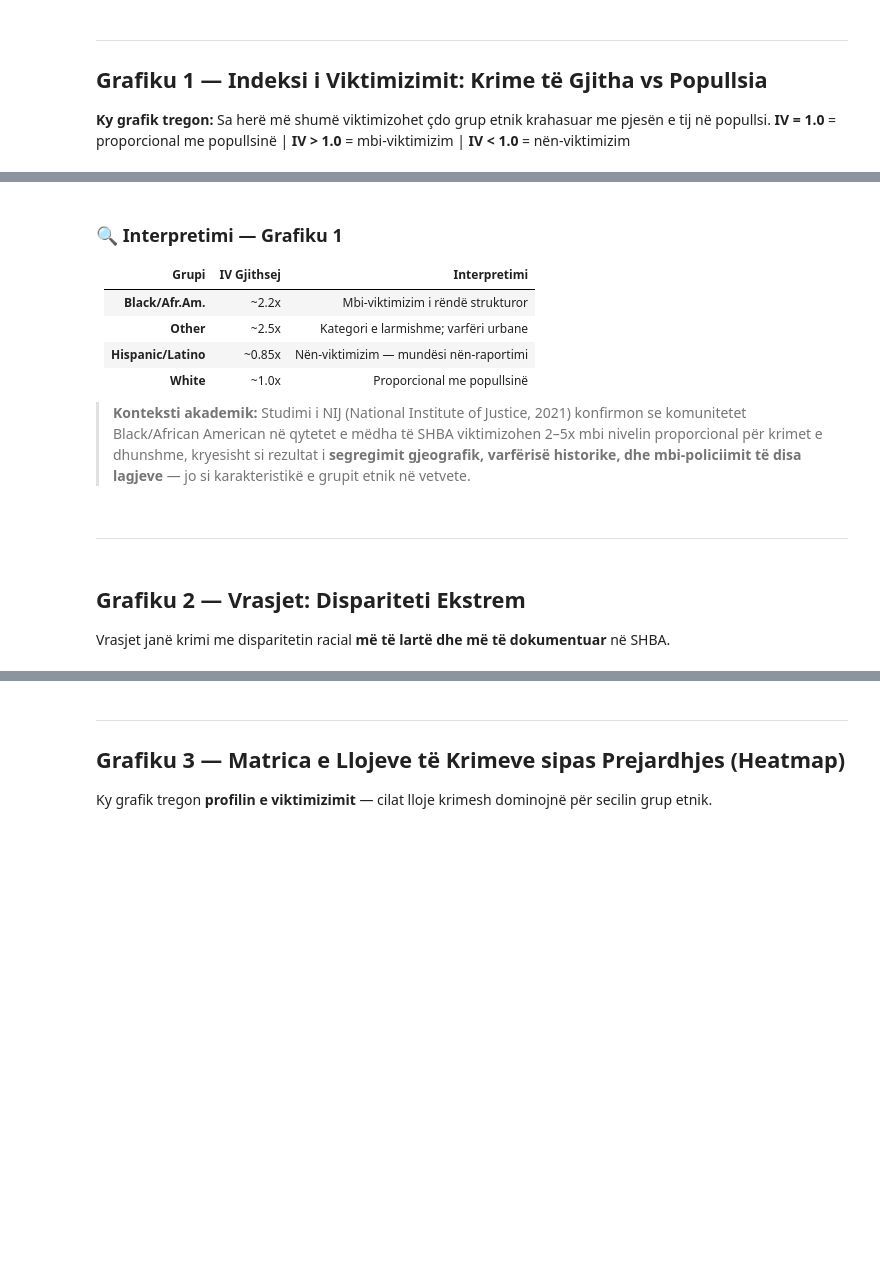
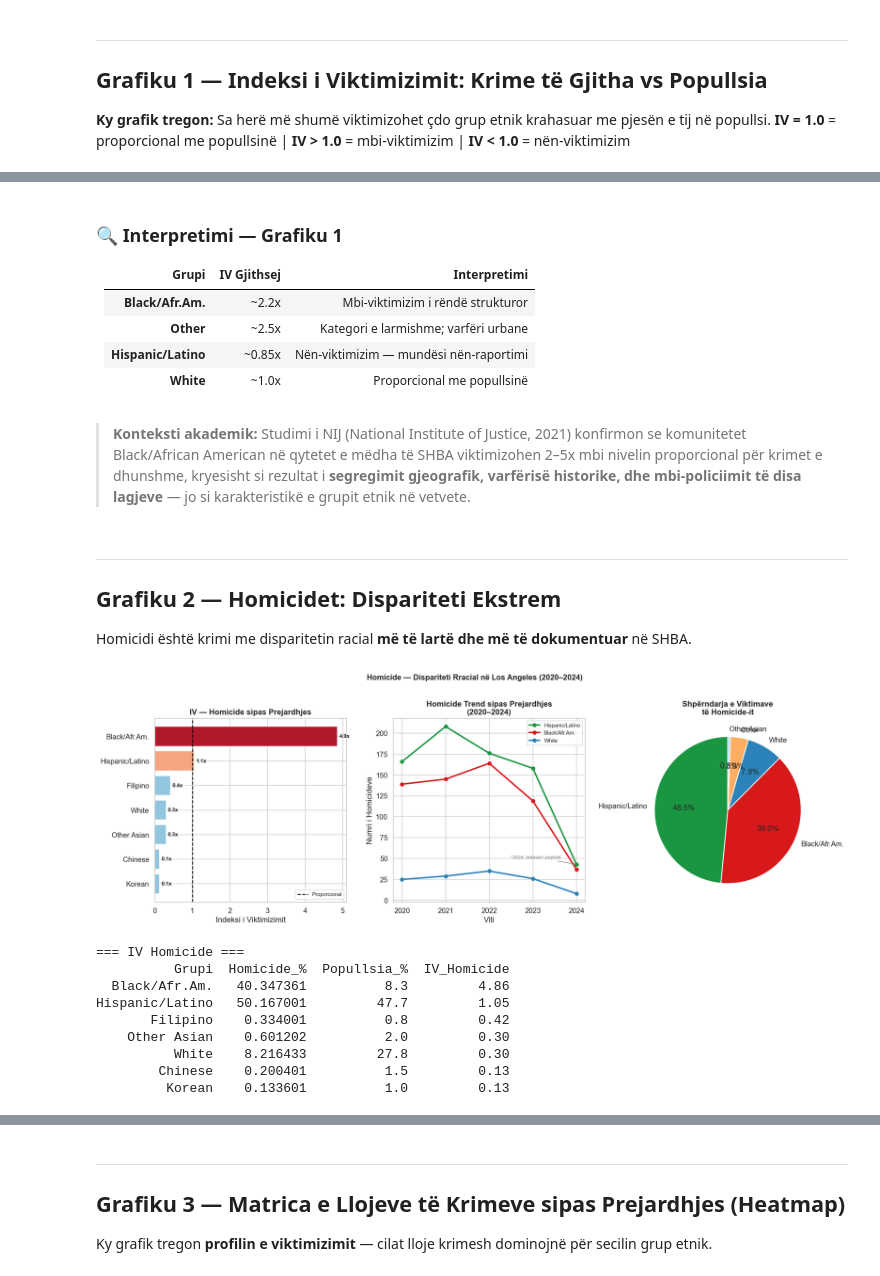
Before and after one commit to kle-di/LAPD-Crime-Analysis, a Jupyter notebook: Crime_analysis.ipynb, the cells around one changed output, grey strips where cells are left out. Drawn from its saved outputs; the diff is of its cells as text; code cells hidden in the pictures; blank space fills up the shorter version.

```diff
--- a/Crime_analysis.ipynb
+++ b/Crime_analysis.ipynb
@@ -273,68 +347,79 @@ print(victim_pct[['Grupi','Popullsia_%','Viktima_%','IV']].sort_values('IV', asc
 | **Hispanic/Latino** | ~0.85x | Nën-viktimizim — mundësi nën-raportimi |
 | **White** | ~1.0x | Proporcional me popullsinë |
 
-> **Konteksti akademik:** Studimi i NIJ (National Institute of Justice, 2021) konfirmon se komunitetet Black/African American në qytetet e mëdha të SHBA viktimizohen 2–5x mbi nivelin proporcional për krimet e dhunshme, kryesisht si rezultat i **segregimit gjeografik, varfërisë historike, dhe mbi-policiimit të disa lagjeve** — jo si karakteristikë e grupit etnik në vetvete.
+<br>
+
+>**Konteksti akademik:** Studimi i NIJ (National Institute of Justice, 2021) konfirmon se komunitetet Black/African American në qytetet e mëdha të SHBA viktimizohen 2–5x mbi nivelin proporcional për krimet e dhunshme, kryesisht si rezultat i **segregimit gjeografik, varfërisë historike, dhe mbi-policiimit të disa lagjeve** — jo si karakteristikë e grupit etnik në vetvete.
-# %% [markdown]
----
 # %% [markdown]
-## Grafiku 2 — Vrasjet: Dispariteti Ekstrem
+---
+## Grafiku 2 — Homicidet: Dispariteti Ekstrem
 
-Vrasjet janë krimi me disparitetin racial **më të lartë dhe më të dokumentuar** në SHBA.
+Homicidi është krimi me disparitetin racial **më të lartë dhe më të dokumentuar** në SHBA.
 # %%
-homicides = df[(df['Crm Cd Desc'] == 'CRIMINAL HOMICIDE') & df['Year'].between(2020, 2023)].copy()
+homicides = df[(df['Crm Cd Desc'] == 'CRIMINAL HOMICIDE') & df['Year'].between(2020, 2024)].copy()
 homicides['Descent Name'] = homicides['Vict Descent'].map(descent_map)
 
 fig, axes = plt.subplots(1, 3, figsize=(18, 6))
 
-# --- Panel 1: IV për homicid ---
+# --- Panel 1: IV për homicide ---
 h_known = homicides[homicides['Descent Name'].isin(main_groups)]
 h_pct = (h_known['Descent Name'].value_counts(normalize=True) * 100).reset_index()
-h_pct.columns = ['Grupi', 'Vrasje_%']
+h_pct.columns = ['Grupi', 'Homicide_%']
 h_pct['Popullsia_%'] = h_pct['Grupi'].map(pop_pct)
-h_pct['IV_Vrasje'] = (h_pct['Vrasje_%'] / h_pct['Popullsia_%']).round(2)
-h_pct = h_pct.sort_values('IV_Vrasje', ascending=True)
+h_pct['IV_Homicide'] = (h_pct['Homicide_%'] / h_pct['Popullsia_%']).round(2)
+h_pct = h_pct.sort_values('IV_Homicide', ascending=True)
 
-bar_colors = ['#b2182b' if iv > 2 else '#f4a582' if iv > 1 else '#92c5de' for iv in h_pct['IV_Vrasje']]
-b = axes[0].barh(h_pct['Grupi'], h_pct['IV_Vrasje'], color=bar_colors, edgecolor='white')
+bar_colors = ['#b2182b' if iv > 2 else '#f4a582' if iv > 1 else '#92c5de' for iv in h_pct['IV_Homicide']]
+b = axes[0].barh(h_pct['Grupi'], h_pct['IV_Homicide'], color=bar_colors, edgecolor='white')
 axes[0].axvline(1.0, color='black', linestyle='--', linewidth=1.5, label='Proporcional')
-axes[0].set_title('IV — Vrasjet sipas Prejardhjes', fontweight='bold')
+axes[0].set_title('IV — Homicide sipas Prejardhjes', fontweight='bold')
 axes[0].set_xlabel('Indeksi i Viktimizimit')
 axes[0].legend(fontsize=9)
-for bar, iv in zip(b, h_pct['IV_Vrasje']):
+for bar, iv in zip(b, h_pct['IV_Homicide']):
     axes[0].text(iv + 0.05, bar.get_y() + bar.get_height()/2,
                  f'{iv:.1f}x', va='center', fontsize=9, fontweight='bold')
 
 # --- Panel 2: Trend vjetor (H, B, W) ---
 trend_groups = {'H': 'Hispanic/Latino', 'B': 'Black/Afr.Am.', 'W': 'White'}
 trend_colors = {'H': '#1a9641', 'B': '#d7191c', 'W': '#2b83ba'}
 for code, name in trend_groups.items():
     data = homicides[homicides['Vict Descent'] == code].groupby('Year').size()
-    axes[1].plot(data.index, data.values, marker='o', linewidth=2.5,
-                 color=trend_colors[code], label=name)
+    axes[1].plot(data.index, data.values, marker='o', linewidth=2.5, color=trend_colors[code], label=name)
+axes[1].set_title('Homicide Trend sipas Prejardhjes\n(2020–2024)', fontweight='bold')
+axes[1].set_xlabel('Viti')
+axes[1].set_ylabel('Numri i Homicideve')
+axes[1].legend(fontsize=9)
+axes[1].set_xticks([2020, 2021, 2022, 2023, 2024])
+# Shënim: 2024 = dataset i paplotë
+axes[1].annotate('*2024: dataset i paplotë', xy=(2024, 43), xytext=(2022.5, 50),
+                 fontsize=8, color='gray',
+                 arrowprops=dict(arrowstyle='->', color='gray'))
 
-axes[1].set_title('Trend i Vrasjeve sipas Prejardhjes\n(2020–2023)', fontweight='bold')
-axes[1].set_xlabel('Viti')
-axes[1].set_ylabel('Numri i vrasjeve')
-axes[1].legend(fontsize=9)
-axes[1].set_xticks([2020, 2021, 2022, 2023])
-# Shënim: 2024 është i paplotë dhe është përjashtuar nga ky trend
-axes[1].annotate('*2024 është i paplotë (i përjashtuar)', xy=(2023, max(homicides['Year'].value_counts().max(), 1)), xytext=(2021, homicides['Year'].value_counts().max() + 5),
-                 fontsize=8, color='gray')
-
-# --- Panel 3: Pie homicid sipas prejardhjes ---
+# --- Panel 3: Pie chart për homicide sipas prejardhjes ---
 top_h_groups = homicides[homicides['Vict Descent'].isin(['H','B','W','O','A'])]
 pie_data = top_h_groups['Descent Name'].value_counts()
 colors_pie = ['#1a9641','#d7191c','#2b83ba','#fdae61','#abd9e9']
 axes[2].pie(pie_data.values, labels=pie_data.index, autopct='%1.1f%%',
             colors=colors_pie, startangle=90,
             wedgeprops={'edgecolor': 'white', 'linewidth': 1.5})
-axes[2].set_title('Shpërndarja e viktimave të vrasjeve', fontweight='bold')
+axes[2].set_title('Shpërndarja e Viktimave\ntë Homicide-it', fontweight='bold')
 
-plt.suptitle('Vrasjet — Dispariteti Racial në Los Angeles (2020–2023)',
+plt.suptitle('Homicide — Dispariteti Rracial në Los Angeles (2020–2024)',
              fontsize=13, fontweight='bold', y=1.01)
 plt.tight_layout()
 plt.show()
 
-print('=== IV Vrasje ===')
-print(h_pct[['Grupi','Vrasje_%','Popullsia_%','IV_Vrasje']].sort_values('IV_Vrasje', ascending=False).to_string(index=False))
+print('=== IV Homicide ===')
+print(h_pct[['Grupi','Homicide_%','Popullsia_%','IV_Homicide']].sort_values('IV_Homicide', ascending=False).to_string(index=False))
+# %% [output]
+[figure, added]
+=== IV Homicide ===
+          Grupi  Homicide_%  Popullsia_%  IV_Homicide
+  Black/Afr.Am.   40.347361          8.3         4.86
+Hispanic/Latino   50.167001         47.7         1.05
+       Filipino    0.334001          0.8         0.42
+    Other Asian    0.601202          2.0         0.30
+          White    8.216433         27.8         0.30
+        Chinese    0.200401          1.5         0.13
+         Korean    0.133601          1.0         0.13
 # %% [markdown]
```
Also changed, not shown: parts of 18 cells of this notebook.
